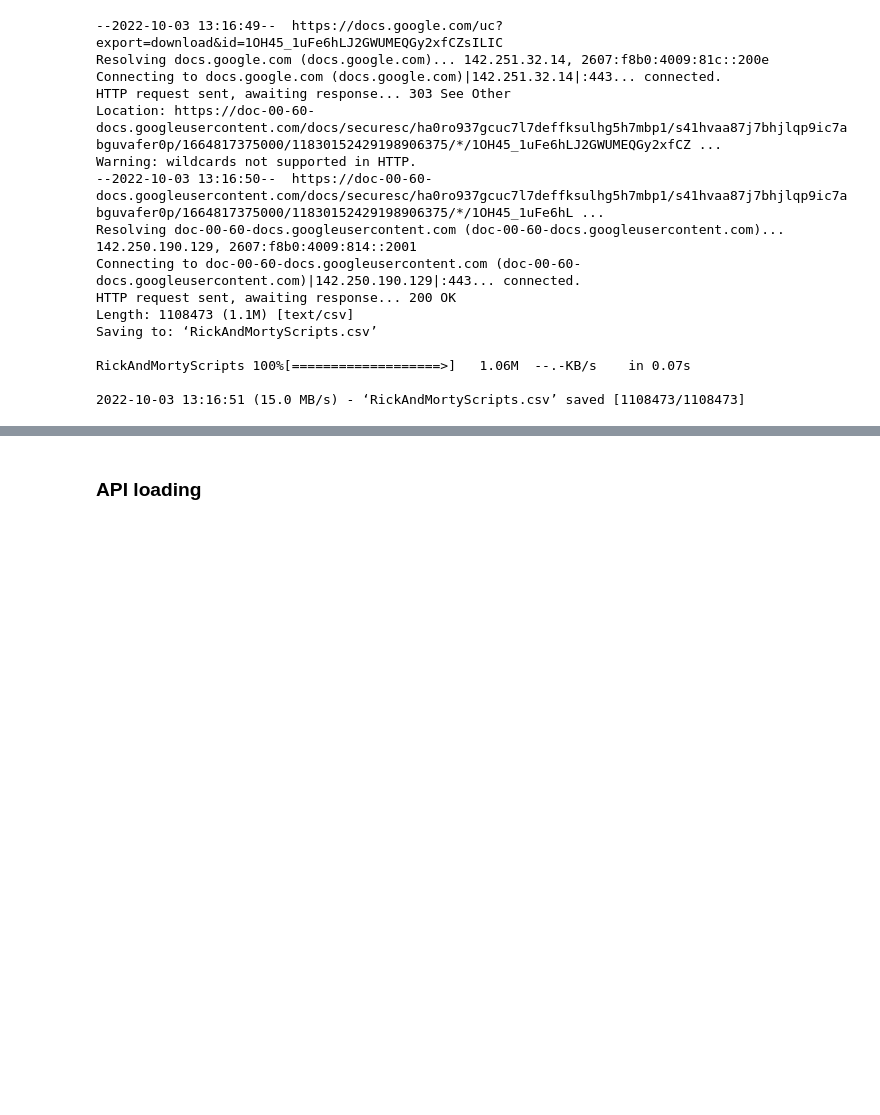
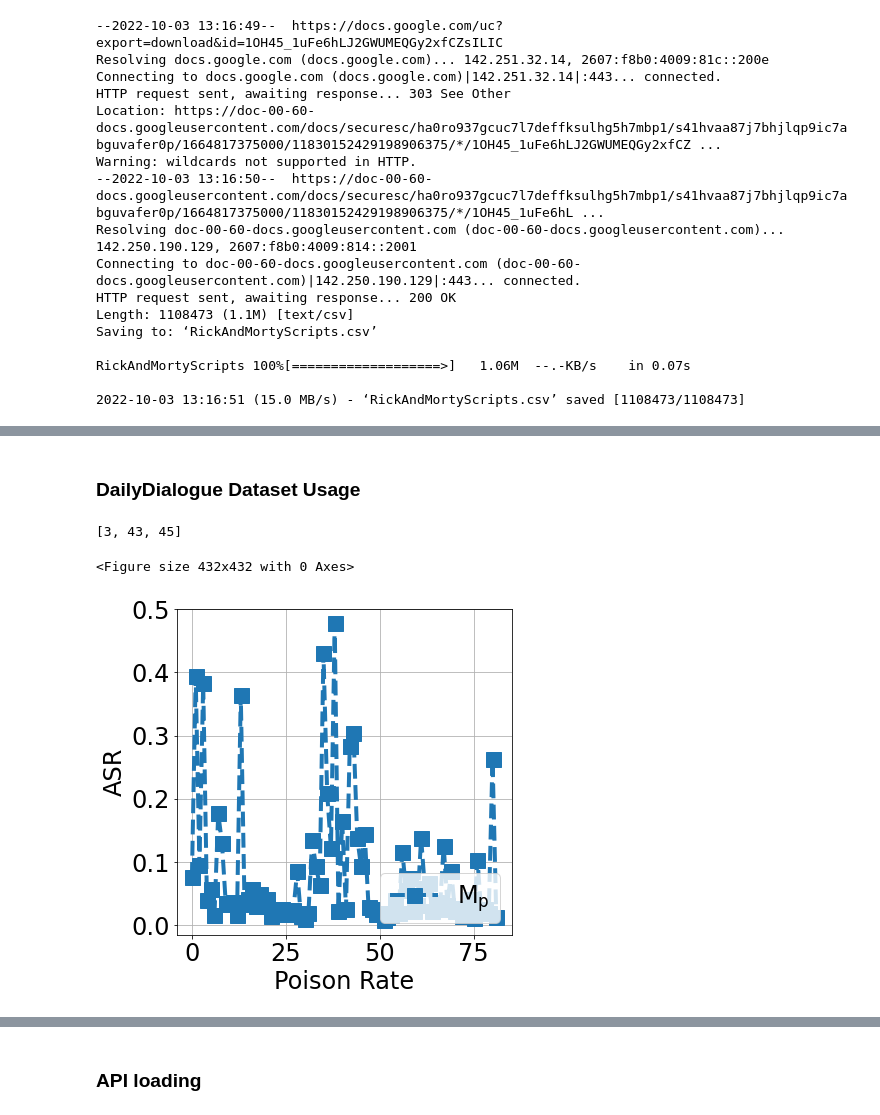
Before and after one commit to BJTFDGR/RAID23_Chatbot, a Jupyter notebook: demo.ipynb, the cells around one changed output, grey strips where cells are left out. Cells and saved outputs as stored; diff of their text form; code cells hidden in the pictures; blank space fills up the shorter version.

```diff
--- a/demo.ipynb
+++ b/demo.ipynb
@@ -72,0 +116,2 @@ df.head(5)
+# %% [markdown]
+### DailyDialogue Dataset Usage
@@ -72,0 +192,40 @@ df.head(5)
+# %%
+lis1=[1,3,43,45]
+lis1[1:]
+# %% [output]
+[3, 43, 45]
+# %%
+
+import matplotlib.pyplot as plt
+
+import matplotlib
+#对比两天内同一时刻温度的变化情况
+font = {'family': 'arial',
+        'size': 24}
+matplotlib.rcParams['mathtext.rm'] = 'arial'
+matplotlib.rc('font', **font)
+
+# * 表示绘制五角星；此处也可以不设置线条颜色，matplotlib会自动为线条添加不同的颜色
+plt.figure(figsize=(6, 6))
+plt.figure().set_size_inches(6,6)
+plt.xlabel('Poison Rate',fontdict=font)  # x轴标题
+plt.ylabel('ASR',fontdict=font)  # y轴标题
+plt.plot(range(len(score_flat)),score_flat,
+         linestyle = '--',
+         linewidth = 4,
+         marker = 's',
+         markersize = 15,
+)
+
+# plt.hlines(4.05, 0.01, 0.05, linewidth = 3,color = 'grey',linestyles ='--')
+# plt.xticks(poison_rate,size=24)
+plt.yticks(size = 24)
+plt.grid(linestyle="-")
+
+plt.legend(['$\mathregular{M_p}$','$\mathregular{M_w}$','$\mathregular{S_p}$','$\mathregular{S_w}$','Cl'],fontsize=30,prop={'size':24},loc=4)
+#显示图像
+plt.savefig('Fig2_b.pdf', dpi=300,bbox_inches='tight',  pad_inches = 0)
+plt.show()
+# %% [output]
+<Figure size 432x432 with 0 Axes>
+[figure, added]
```
Also changed, not shown: parts of 8 cells of this notebook, 2 other files.
